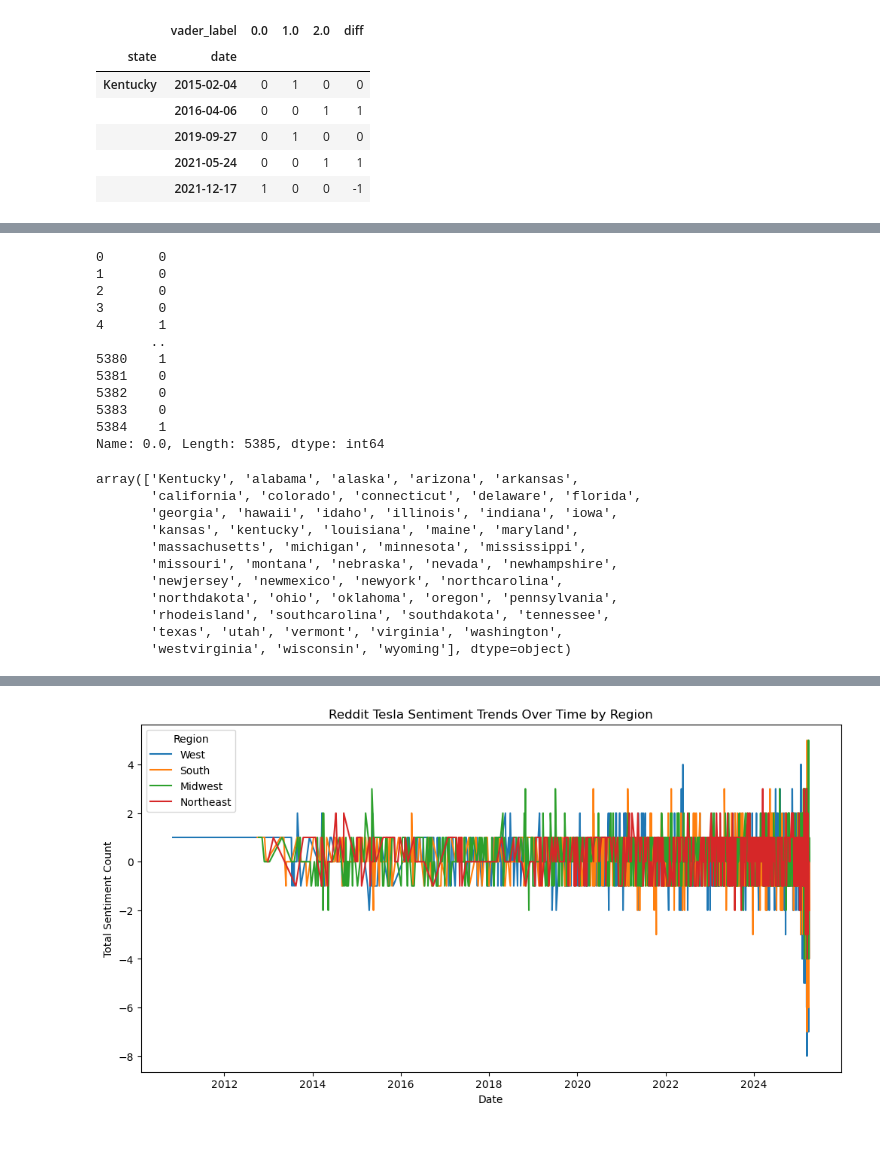
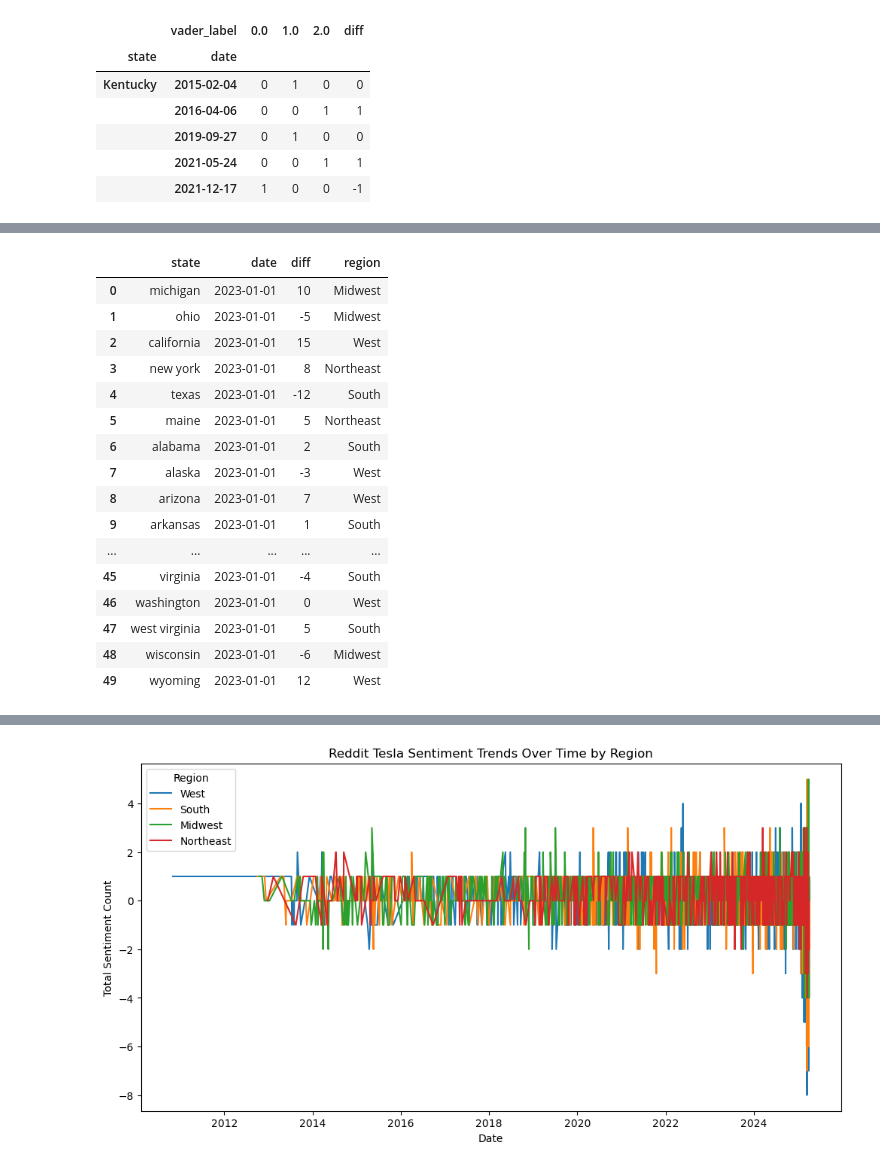
Before and after one commit to LivGunter/CSE-482-Project, a Jupyter notebook: Project_Visualization.ipynb, the cells around one changed output, grey strips where cells are left out. Saved outputs shown, nothing was run; the diff lists cells and outputs as text; code cells hidden in the pictures; blank space fills up the shorter version.

```diff
--- a/Project_Visualization.ipynb
+++ b/Project_Visualization.ipynb
@@ -214,29 +214,20 @@ tesla_reset_data[tesla_reset_data.state == 'kentucky']
 # %%
-tesla_reset_data[0.0]
+tesla_reset_data
 # %% [output]
-0       0
-1       0
-2       0
-3       0
-4       1
-       ..
-5380    1
-5381    0
-5382    0
-5383    0
-5384    1
-Name: 0.0, Length: 5385, dtype: int64
+|  | state | date | diff | region |
+| 0 | michigan | 2023-01-01 | 10 | Midwest |
+| 1 | ohio | 2023-01-01 | -5 | Midwest |
+| 2 | california | 2023-01-01 | 15 | West |
+| 3 | new york | 2023-01-01 | 8 | Northeast |
+| 4 | texas | 2023-01-01 | -12 | South |
+| 5 | maine | 2023-01-01 | 5 | Northeast |
+| 6 | alabama | 2023-01-01 | 2 | South |
+| 7 | alaska | 2023-01-01 | -3 | West |
+| 8 | arizona | 2023-01-01 | 7 | West |
+| 9 | arkansas | 2023-01-01 | 1 | South |
+| ... | ... | ... | ... | ... |
+| 45 | virginia | 2023-01-01 | -4 | South |
+| 46 | washington | 2023-01-01 | 0 | West |
+| 47 | west virginia | 2023-01-01 | 5 | South |
+| 48 | wisconsin | 2023-01-01 | -6 | Midwest |
+| 49 | wyoming | 2023-01-01 | 12 | West |
-# %%
-tesla_reset_data.state.unique()
-# %% [output]
-array(['Kentucky', 'alabama', 'alaska', 'arizona', 'arkansas',
-       'california', 'colorado', 'connecticut', 'delaware', 'florida',
-       'georgia', 'hawaii', 'idaho', 'illinois', 'indiana', 'iowa',
-       'kansas', 'kentucky', 'louisiana', 'maine', 'maryland',
-       'massachusetts', 'michigan', 'minnesota', 'mississippi',
-       'missouri', 'montana', 'nebraska', 'nevada', 'newhampshire',
-       'newjersey', 'newmexico', 'newyork', 'northcarolina',
-       'northdakota', 'ohio', 'oklahoma', 'oregon', 'pennsylvania',
-       'rhodeisland', 'southcarolina', 'southdakota', 'tennessee',
-       'texas', 'utah', 'vermont', 'virginia', 'washington',
-       'westvirginia', 'wisconsin', 'wyoming'], dtype=object)
```
Also changed, not shown: parts of 12 cells of this notebook.
